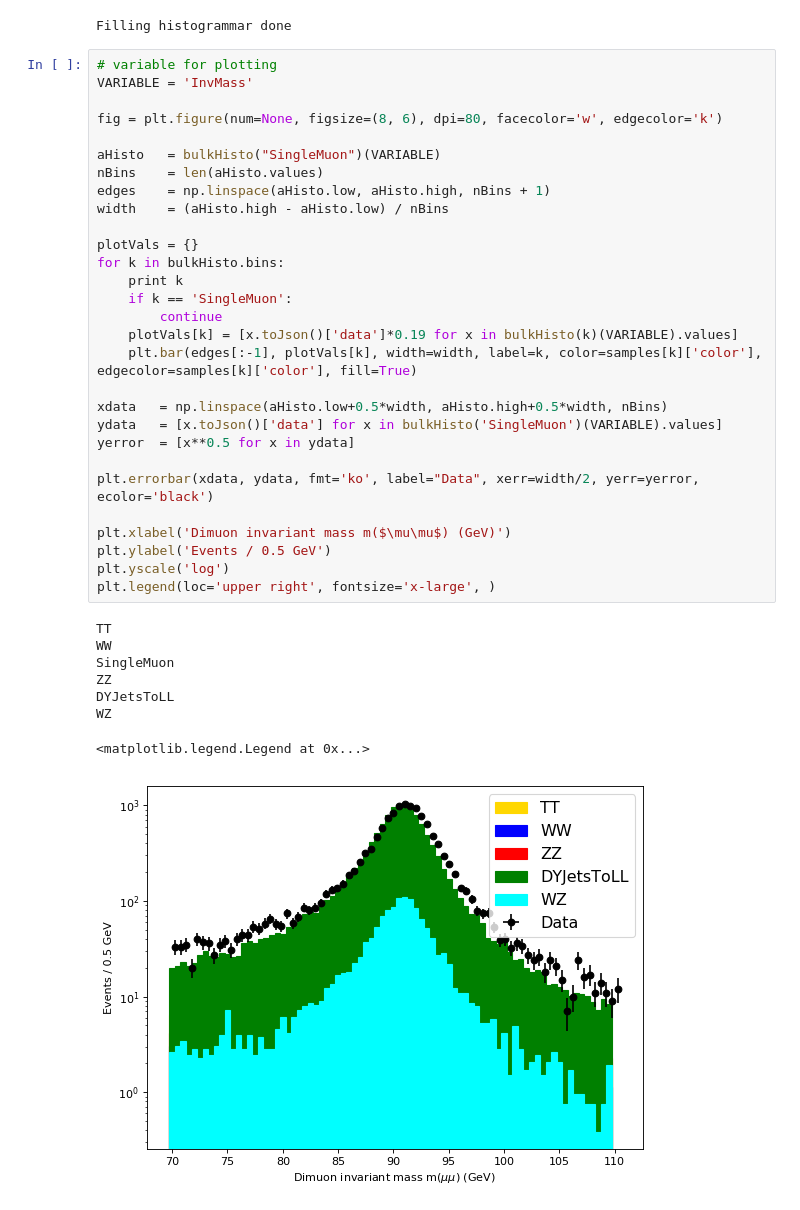
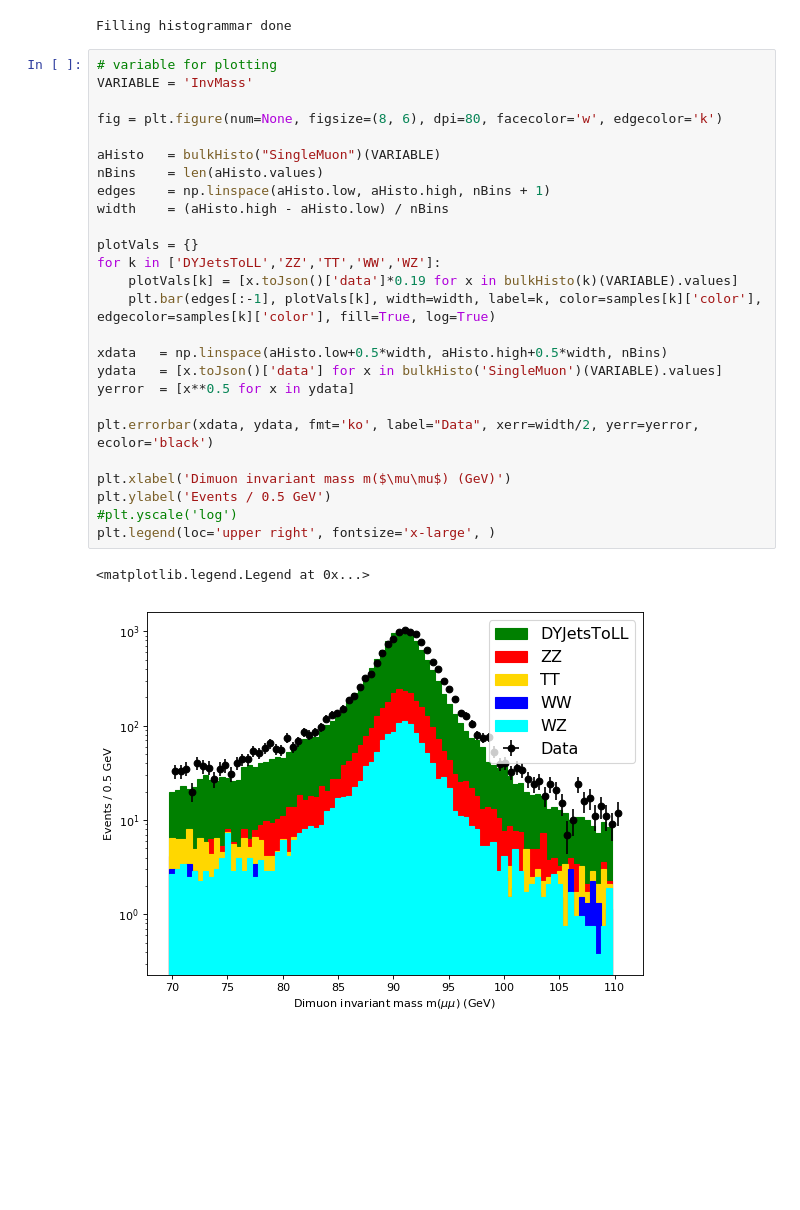
Before and after one commit to khurtado/PadovaBIGDATA, a Jupyter notebook: Docker_dev/notebooks/Zpeak_Nanoaod.ipynb, the cells around one changed output. Cells and saved outputs as stored; diff of their text form; blank space fills up the shorter version.

```diff
--- a/Docker_dev/notebooks/Zpeak_Nanoaod.ipynb
+++ b/Docker_dev/notebooks/Zpeak_Nanoaod.ipynb
@@ -426,38 +426,29 @@ Filling histogrammar done
 # %%
 # variable for plotting
 VARIABLE = 'InvMass'
 
 fig = plt.figure(num=None, figsize=(8, 6), dpi=80, facecolor='w', edgecolor='k')
 
 aHisto   = bulkHisto("SingleMuon")(VARIABLE)
 nBins    = len(aHisto.values)
 edges    = np.linspace(aHisto.low, aHisto.high, nBins + 1)
 width    = (aHisto.high - aHisto.low) / nBins
 
 plotVals = {}
-for k in bulkHisto.bins:
-    print k
-    if k == 'SingleMuon':
-        continue
+for k in ['DYJetsToLL','ZZ','TT','WW','WZ']:
     plotVals[k] = [x.toJson()['data']*0.19 for x in bulkHisto(k)(VARIABLE).values]
-    plt.bar(edges[:-1], plotVals[k], width=width, label=k, color=samples[k]['color'], edgecolor=samples[k]['color'], fill=True)
+    plt.bar(edges[:-1], plotVals[k], width=width, label=k, color=samples[k]['color'], edgecolor=samples[k]['color'], fill=True, log=True)
 
 xdata   = np.linspace(aHisto.low+0.5*width, aHisto.high+0.5*width, nBins)
 ydata   = [x.toJson()['data'] for x in bulkHisto('SingleMuon')(VARIABLE).values]
 yerror  = [x**0.5 for x in ydata]
 
 plt.errorbar(xdata, ydata, fmt='ko', label="Data", xerr=width/2, yerr=yerror, ecolor='black')
 
 plt.xlabel('Dimuon invariant mass m($\mu\mu$) (GeV)')
 plt.ylabel('Events / 0.5 GeV')
-plt.yscale('log')
+#plt.yscale('log')
 plt.legend(loc='upper right', fontsize='x-large', )
 # %% [output]
-TT
-WW
-SingleMuon
-ZZ
-DYJetsToLL
-WZ
+<matplotlib.legend.Legend at 0x...>
-<matplotlib.legend.Legend at 0x...>
-[figure, old version]
+[figure, new version]
```
Also changed, not shown: parts of 3 cells of this notebook.
